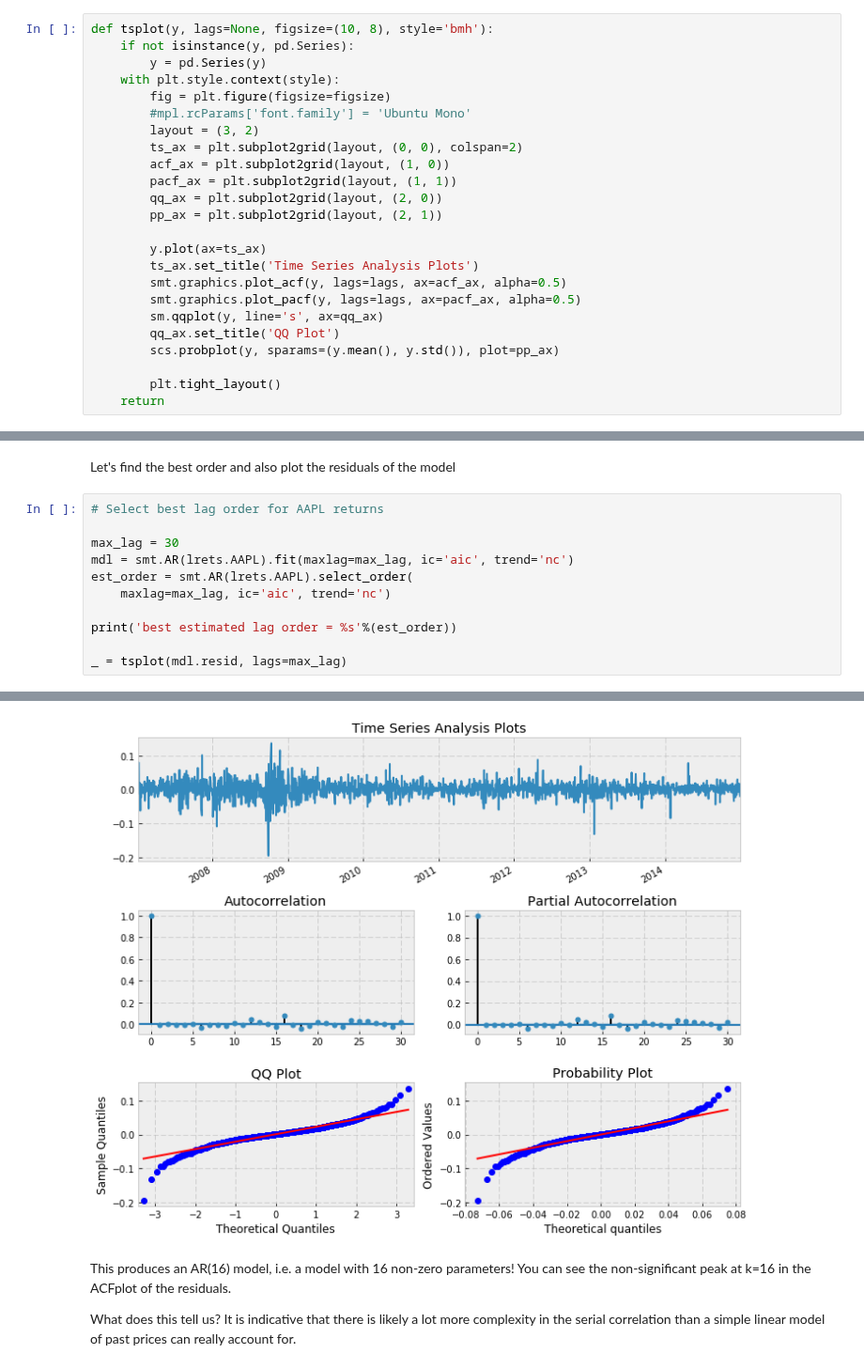
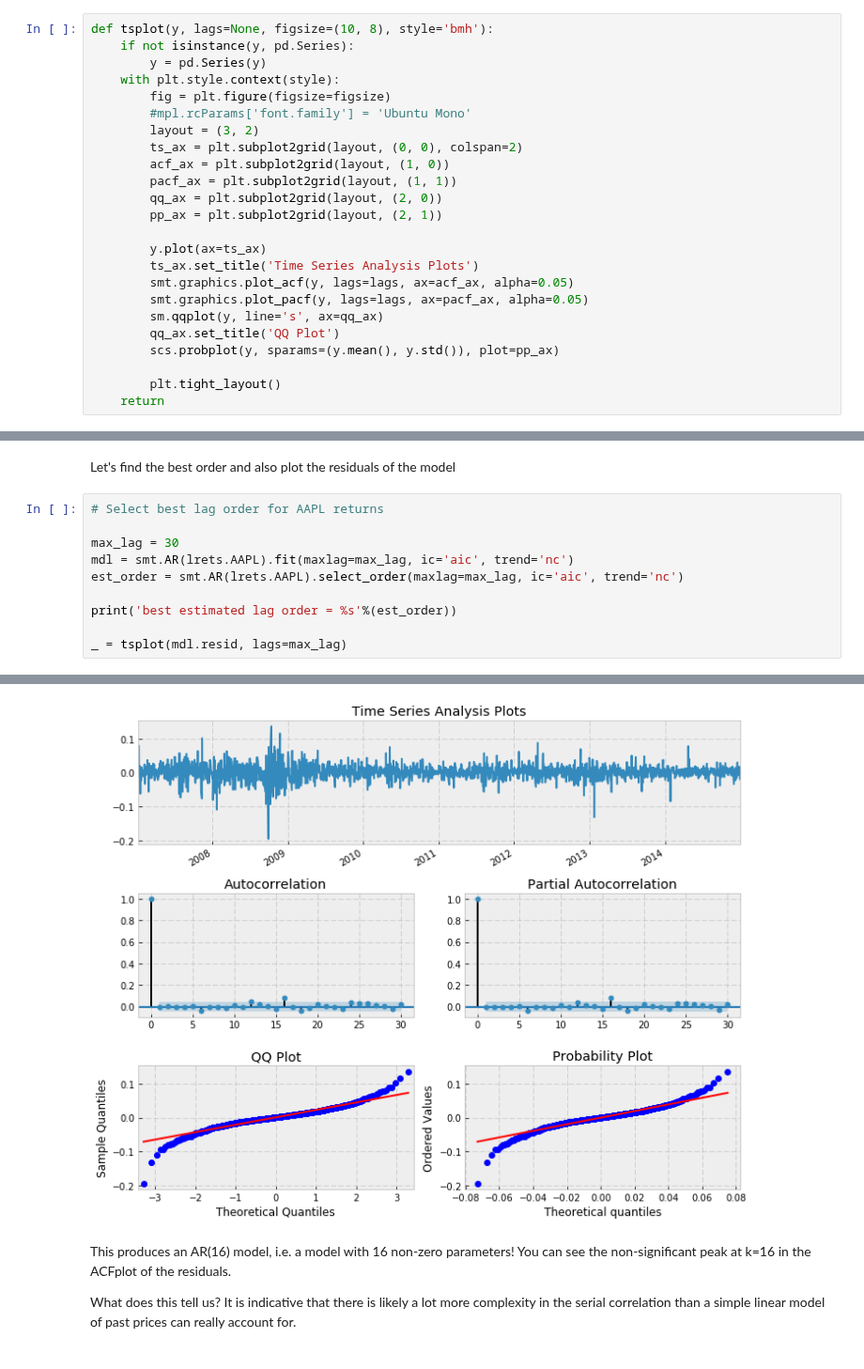
Before and after one commit to Auquan/Tutorials, a Jupyter notebook: Time Series Analysis - 2.ipynb, the cells around one changed output, grey strips where cells are left out. Shown at 94% size. Saved outputs shown, nothing was run; the diff lists cells and outputs as text.

Commit message:
Updates to charts

```diff
--- a/Time Series Analysis - 2.ipynb
+++ b/Time Series Analysis - 2.ipynb
@@ -55,8 +50,8 @@ def tsplot(y, lags=None, figsize=(10, 8), style='bmh'):
 
         y.plot(ax=ts_ax)
         ts_ax.set_title('Time Series Analysis Plots')
-        smt.graphics.plot_acf(y, lags=lags, ax=acf_ax, alpha=0.5)
-        smt.graphics.plot_pacf(y, lags=lags, ax=pacf_ax, alpha=0.5)
+        smt.graphics.plot_acf(y, lags=lags, ax=acf_ax, alpha=0.05)
+        smt.graphics.plot_pacf(y, lags=lags, ax=pacf_ax, alpha=0.05)
         sm.qqplot(y, line='s', ax=qq_ax)
         qq_ax.set_title('QQ Plot')
         scs.probplot(y, sparams=(y.mean(), y.std()), plot=pp_ax)
@@ -157,17 +227,16 @@ Let's find the best order and also plot the residuals of the model
 # %%
 # Select best lag order for AAPL returns
 
 max_lag = 30
 mdl = smt.AR(lrets.AAPL).fit(maxlag=max_lag, ic='aic', trend='nc')
-est_order = smt.AR(lrets.AAPL).select_order(
-    maxlag=max_lag, ic='aic', trend='nc')
+est_order = smt.AR(lrets.AAPL).select_order(maxlag=max_lag, ic='aic', trend='nc')
 
 print('best estimated lag order = %s'%(est_order))
 
 _ = tsplot(mdl.resid, lags=max_lag)
 # %% [output]
 best estimated lag order = 16
-[figure, old version]
+[figure, new version]
 # %% [markdown]
 This produces an AR(16) model, i.e. a model with 16 non-zero parameters! You can see the non-significant peak at k=16 in the ACFplot of the residuals.
 
```
Also changed, not shown: parts of 27 cells of this notebook.
